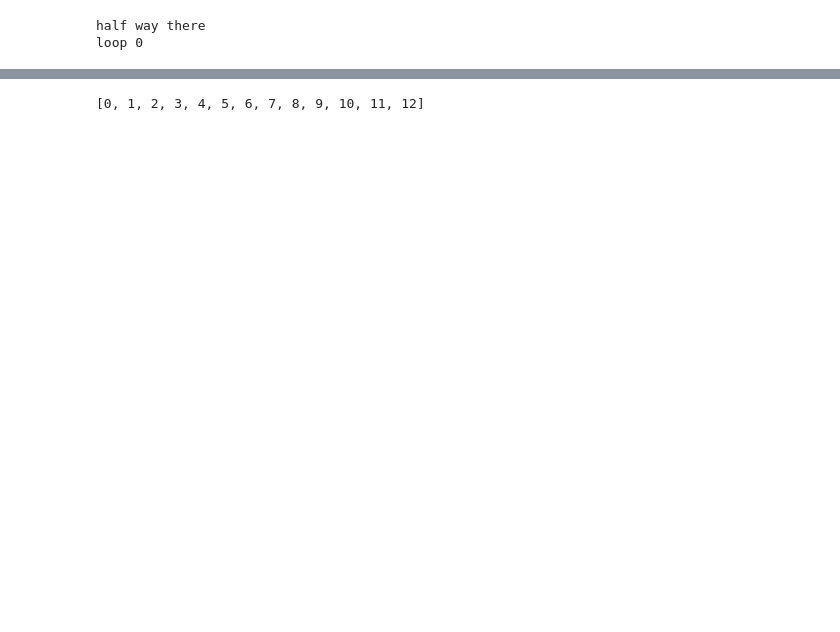
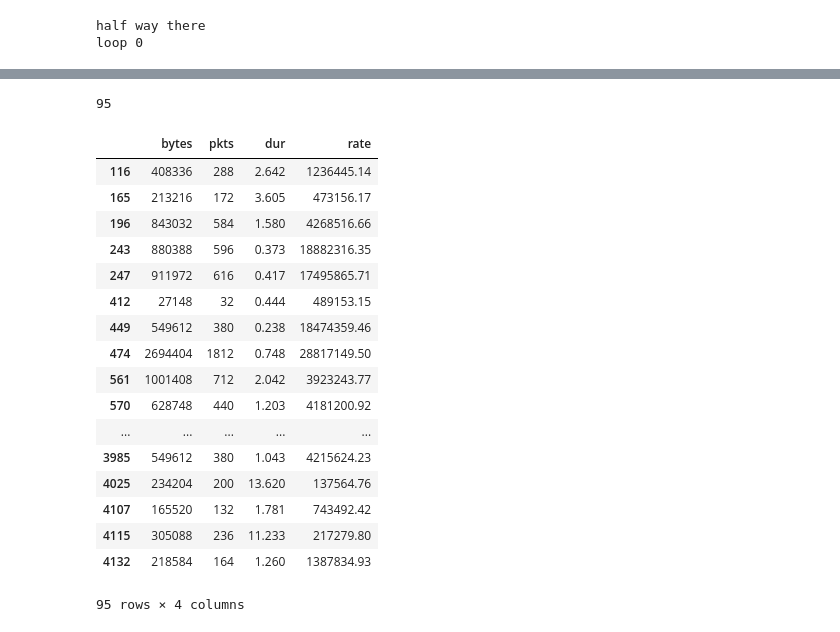
Before and after one commit to ts7fx/16F17S_MSDS_Capstone, a Jupyter notebook: Universal_approach.ipynb, the cells around one changed output, grey strips where cells are left out. Saved outputs shown, nothing was run; the diff lists cells and outputs as text; code cells hidden in the pictures; blank space fills up the shorter version.

```diff
--- a/Universal_approach.ipynb
+++ b/Universal_approach.ipynb
@@ -10,6 +12,6 @@ from scipy.spatial import distance
 # %%
 # 1. load & filter data
-data0 = pd.read_csv('~/Desktop/data/netFlow-02-14-2017.csv', sep = ',')
-data1 = data0[(((data0.srcAddr == '128.143.2.75') & (data0.srcPort == 80)) | ((data0.dstAddr =='128.143.2.75') & (data0.dstPort == 80)))]
-data2 = data1[["bytes","pkts","dur","rate"]]
-len(data2)
+data0 = pd.read_csv('~/Desktop/data/data02_13_morning_Pages', sep = ',')
+#data1 = data0[(((data0.srcAddr == '128.143.2.75') & (data0.srcPort == 80)) | ((data0.dstAddr =='128.143.2.75') & (data0.dstPort == 80)))]
+data2 = data0[["bytes","pkts","dur","rate"]]
+#len(data2)
@@ -40,0 +45,3 @@ len(anomalies)
+# %%
+anomalies = anomalies[["bytes","pkts","dur","rate"]]
+len(anomalies)
@@ -83,3 +91,5 @@ kse_result = KSE_Test(anomalies, 5)
 # %% [output]
 half way there
 loop 0
+# %%
+kse_result = KSE_Test(anomalies, int(0.5 * len(anomalies)))
@@ -87,9 +122,11 @@ loop 0
 # 4. get result
 index_anom = []
 for i in kse_result:
-    if i[1] > 0.3:
+    if i[1] > 0.5:
         index_anom.append(i[0])
 # final result is a data set of the anomalies of the anomalies
 final = anomalies.iloc[index_anom]
-# %% [output]
-[0, 1, 2, 3, 4, 5, 6, 7, 8, 9, 10, 11, 12]
+# %%
+len(final)
+# %% [output]
+95
@@ -95,0 +135,21 @@ final = anomalies.iloc[index_anom]
+# %%
+final
+# %% [output]
+|  | bytes | pkts | dur | rate |
+| 116 | 408336 | 288 | 2.642 | 1236445.14 |
+| 165 | 213216 | 172 | 3.605 | 473156.17 |
+| 196 | 843032 | 584 | 1.580 | 4268516.66 |
+| 243 | 880388 | 596 | 0.373 | 18882316.35 |
+| 247 | 911972 | 616 | 0.417 | 17495865.71 |
+| 412 | 27148 | 32 | 0.444 | 489153.15 |
+| 449 | 549612 | 380 | 0.238 | 18474359.46 |
+| 474 | 2694404 | 1812 | 0.748 | 28817149.50 |
+| 561 | 1001408 | 712 | 2.042 | 3923243.77 |
+| 570 | 628748 | 440 | 1.203 | 4181200.92 |
+| ... | ... | ... | ... | ... |
+| 3985 | 549612 | 380 | 1.043 | 4215624.23 |
+| 4025 | 234204 | 200 | 13.620 | 137564.76 |
+| 4107 | 165520 | 132 | 1.781 | 743492.42 |
+| 4115 | 305088 | 236 | 11.233 | 217279.80 |
+| 4132 | 218584 | 164 | 1.260 | 1387834.93 |
+95 rows × 4 columns
```
Also changed, not shown: parts of 11 cells of this notebook, 1 other file.
